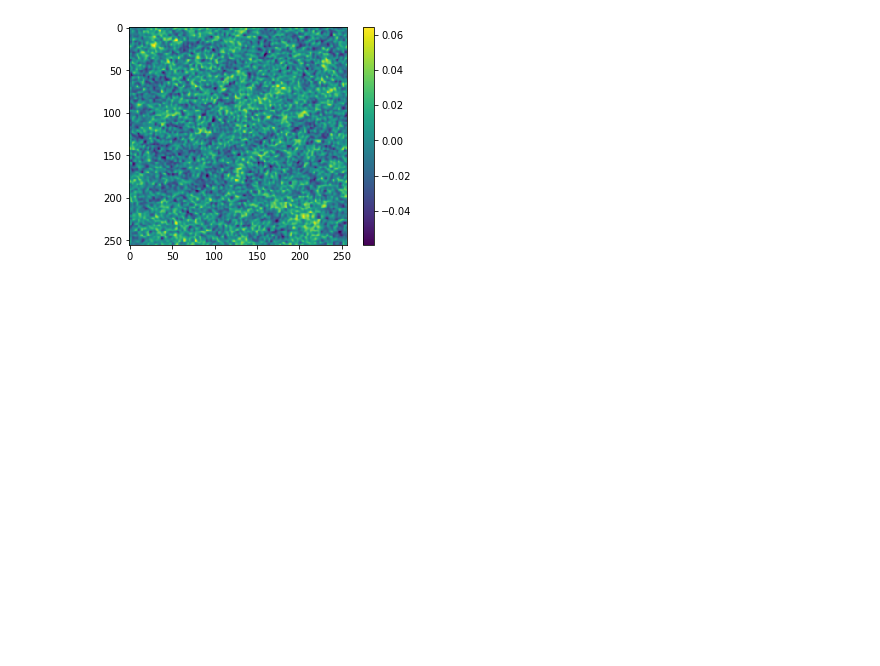
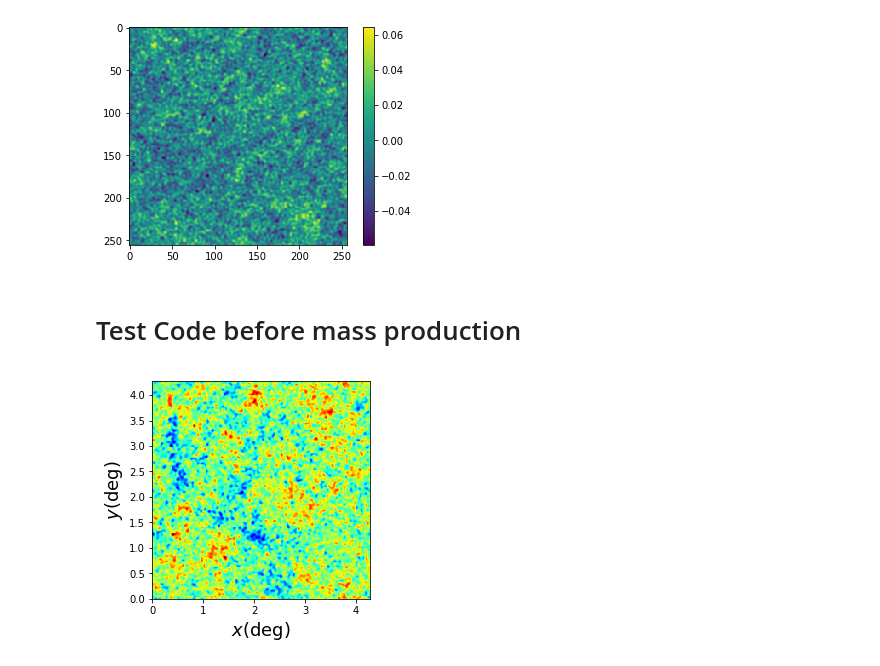
Before and after one commit to liuxx479/Outlier, a Jupyter notebook: GRF.ipynb, the cells around one changed output. Saved outputs shown, nothing was run; the diff lists cells and outputs as text; code cells hidden in the pictures; blank space fills up the shorter version.

Commit message:
check code before mass production - pass

```diff
--- a/GRF.ipynb
+++ b/GRF.ipynb
@@ -39,7 +39,8 @@ lmax=5000
 # Generate Clkk from class
 # %%
 ######### turn the class code into a function taking any As and omega_m
-def clkk_gen (A_s, Omega_m,zs=1.0):
+def clkk_gen (Omega_m, A_se9, zs=1.0):
+    A_s = A_se9*1e-9
     omch2 = (OmegaM-OmegaB)*h**2
     LambdaCDM = Class()
     LambdaCDM.set({'omega_b':ombh2,'omega_cdm':omch2,'h':h,'A_s':A_s,'n_s':n_s})
@@ -59,11 +60,11 @@ def clkk_gen (A_s, Omega_m,zs=1.0):
     si8=LambdaCDM.sigma8()
 
     cls=LambdaCDM.density_cl(lmax)
-    print cls.viewkeys()
+    #print cls.viewkeys()
     ell=cls['ell'][2:]
     clphiphi=cls['ll'][0][2:]
     clkk=1.0/4 * (ell+2.0)*(ell+1.0)*(ell)*(ell-1.0)*clphiphi
 
     return si8, ell, clkk
 # %%
-si8,ell,clkk = clkk_gen (2.1e-9, 0.3)
+si8,ell,clkk = clkk_gen (0.3, 2.1)
@@ -186,3 +181,40 @@ colorbar()
 # %% [output]
 <matplotlib.colorbar.Colorbar at 0x...>
 [figure]
+# %%
+## As*1e9=a+b*si8
+## y = -2.100 + 7.915 x
+
+num_pixel_side = 256
+side_angle = 4.27 * deg ## 1 arcmin/pixel
+
+gen = GaussianNoiseGenerator(shape=(num_pixel_side,num_pixel_side),side_angle=side_angle,label="convergence")
+
+
+A_se9_find = lambda om, S8: -2.1+7.915*S8/sqrt(om/0.3)
+
+def GRF_from_PS (omS8seed, zs=1.0):
+    om, S8, iseed = omS8seed
+    A_se9 = A_se9_find(om, S8)
+    si8, ell, clkk = clkk_gen (A_se9, om, zs=1.0)
+    gaussian_map = gen.fromConvPower(np.array([ell,clkk]),seed=iseed,kind="linear",bounds_error=False,fill_value=0.0)
+    gaussian_map.save('GRF_si%.4f_om%.4f.fits'%(si8, om))
+    save('clkk_si%.4f_om%.4f.npy'%(si8, om),[ell, clkk])
+    return iseed, om, si8, S8, A_se9
+# %% [markdown]
+# Test Code before mass production
+# %%
+########## check if everything is ok
+out = GRF_from_PS( [0.29,0.77, 10])
+# %%
+from lenstools import ConvergenceMap
+
+iseed, om, si8, S8, A_se9 = out
+
+iconv_map = ConvergenceMap.load('GRF_si%.4f_om%.4f.fits'%(si8, om))
+#imap = fits.open('GRF_si%.4f_om%.4f.fits'%(si8, om))[0].data
+iell, iclkk = load('clkk_si%.4f_om%.4f.npy'%(si8, om))
+iell_test,iclkk_test= iconv_map.powerSpectrum(linspace(50,5000))
+iconv_map.visualize()
+# %% [output]
+[figure, added]
```
Also changed, not shown: parts of 5 cells of this notebook.
